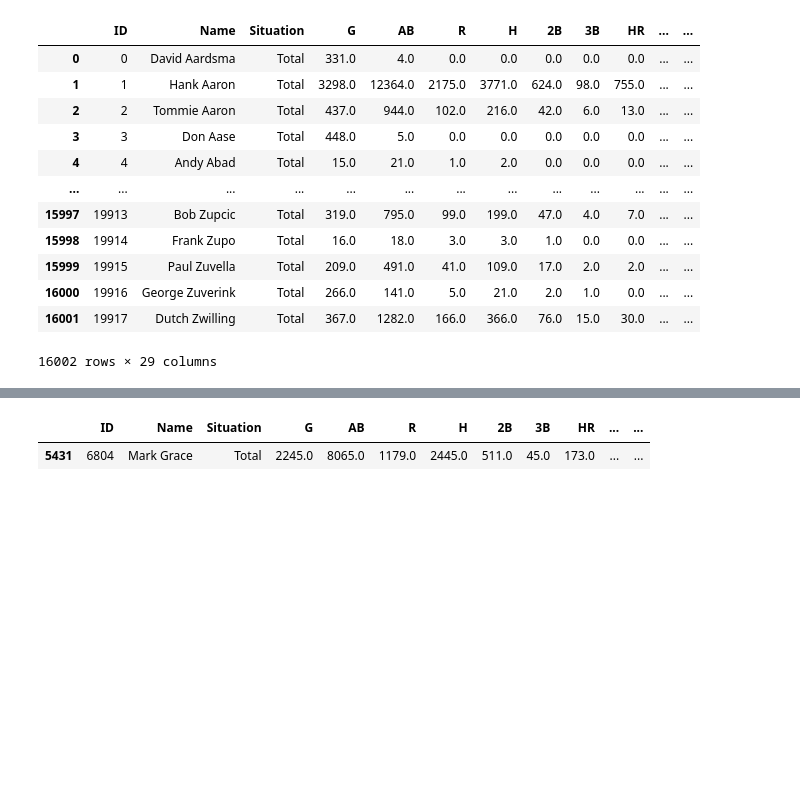
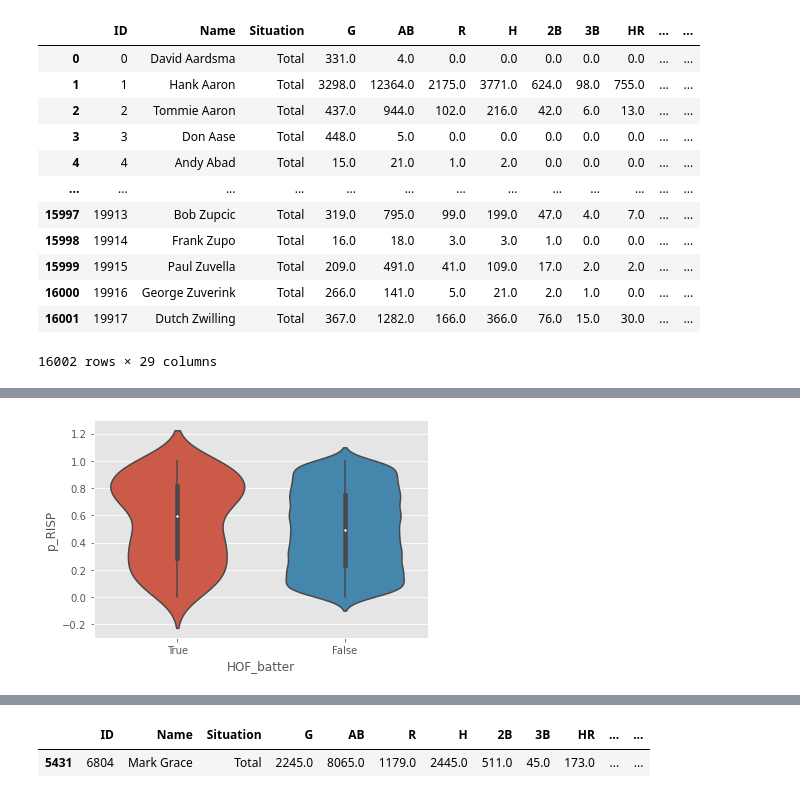
Before and after one commit to kiwymic/MLB-data-analysis, a Jupyter notebook: MLB career analysis.ipynb, the cells around one changed output, grey strips where cells are left out. Saved outputs shown, nothing was run; the diff lists cells and outputs as text; code cells hidden in the pictures; blank space fills up the shorter version.

```diff
--- a/MLB career analysis.ipynb
+++ b/MLB career analysis.ipynb
@@ -845,0 +883,7 @@ Index(['ID', 'Name', 'Situation', 'G', 'AB', 'R', 'H', '2B', '3B', 'HR', 'RBI',
+# %%
+df_player_summary["HOF_batter"] = (df_player_summary["HOF"]=="HOF") & (df_player_summary["AB"] > 3000);
+df_player_summary["HOF_batter"].value_counts(); #True = 148;
+# %%
+ax = sns.violinplot(x="HOF_batter", y="p_RISP", data=df_player_summary, order=[True, False]);
+# %% [output]
+[figure, added]
```
Also changed, not shown: parts of 38 cells of this notebook.
